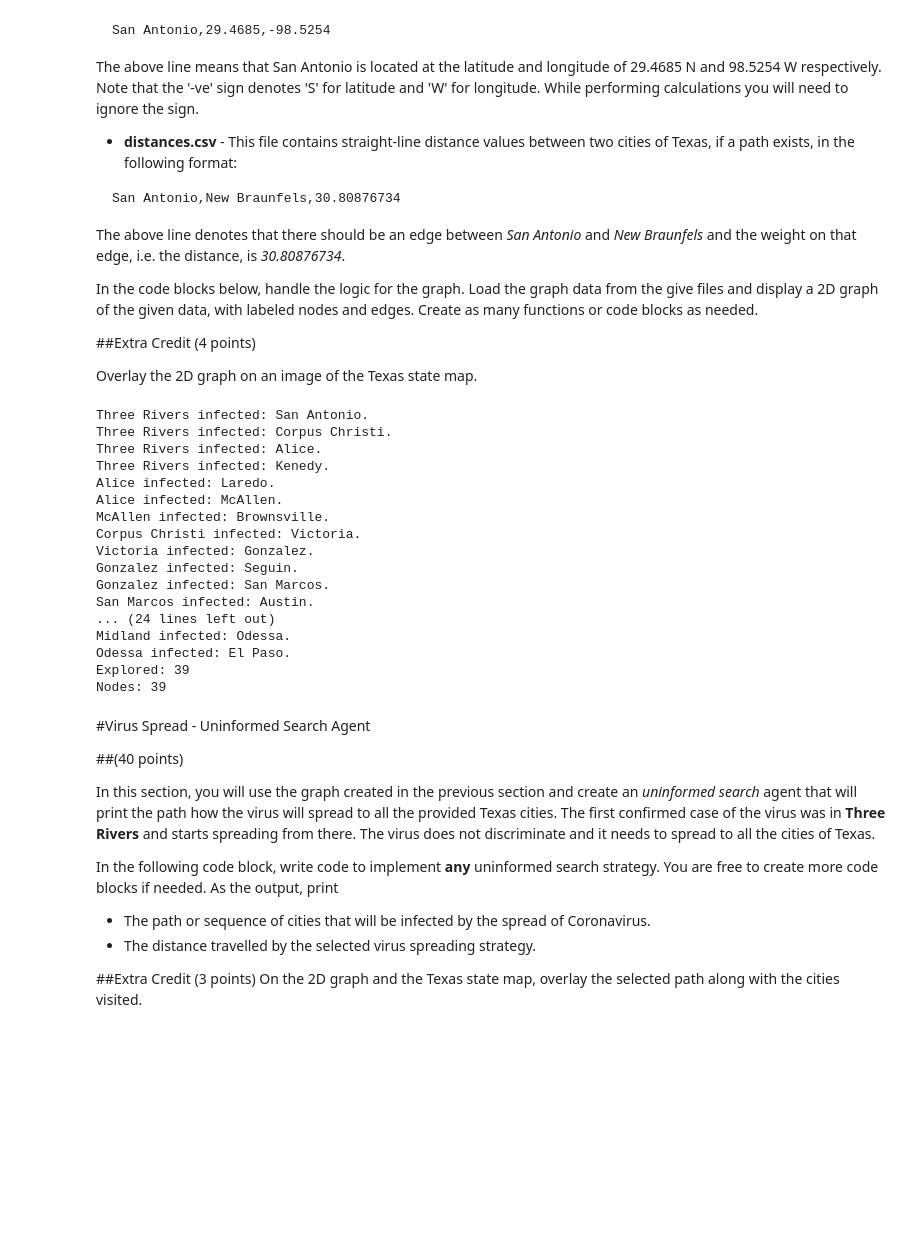
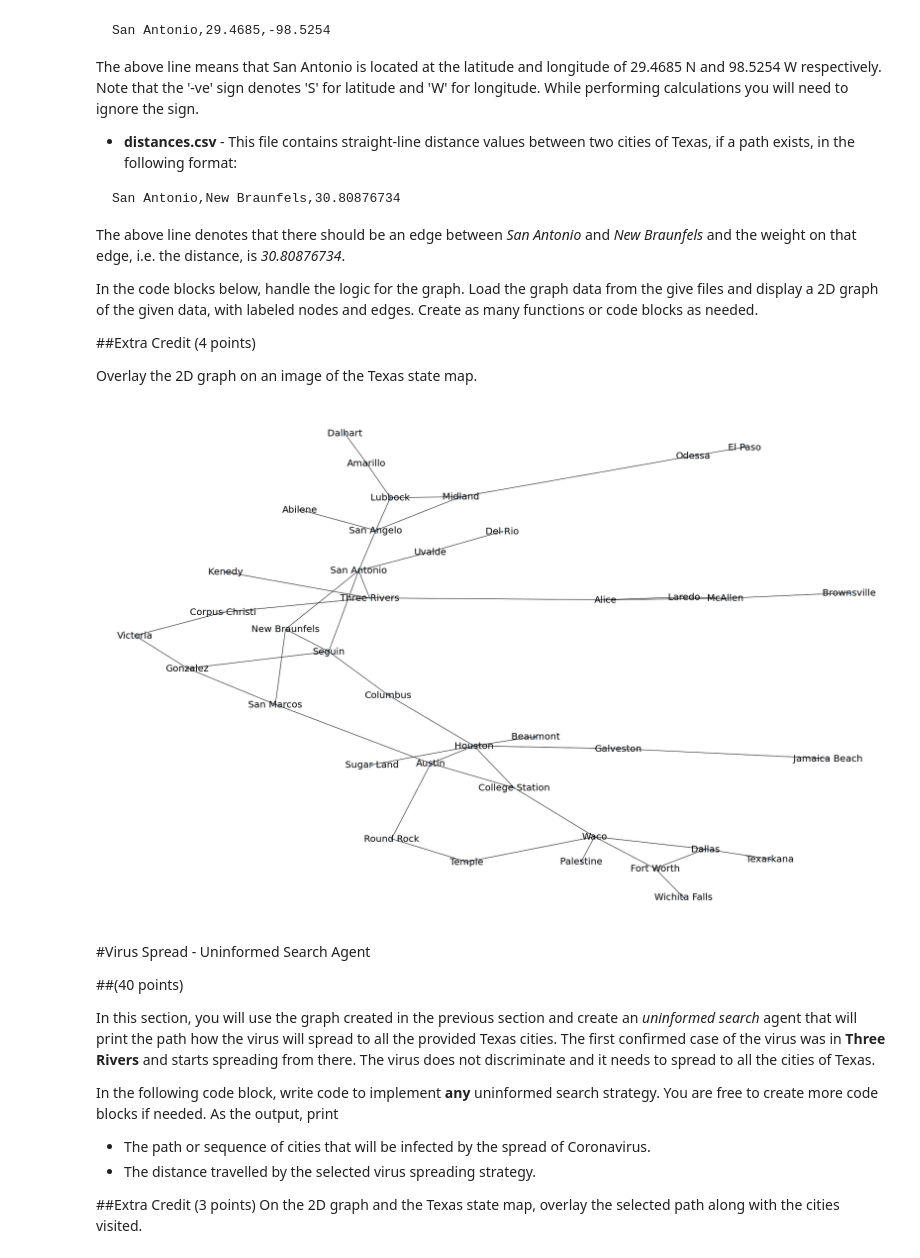
Before and after one commit to michaelchapa/ai_a1_coronaVirus_Texas_search, a Jupyter notebook: CS3793_5233_assignment1_dvo473.ipynb, the cells around one changed output. Saved outputs shown, nothing was run; the diff lists cells and outputs as text; code cells hidden in the pictures; blank space fills up the shorter version.

```diff
--- a/CS3793_5233_assignment1_dvo473.ipynb
+++ b/CS3793_5233_assignment1_dvo473.ipynb
@@ -62,47 +62,26 @@ import networkx as nx
 # Load data from Michael Chapa's github project
 distances = pd.read_csv('https://raw.githubusercontent.com/michaelchapa/ai_a1_coronaVirus_Texas_search/master/distances.csv', names = ["city1", "city2", "distance"])
 cities = pd.read_csv('https://raw.githubusercontent.com/michaelchapa/ai_a1_coronaVirus_Texas_search/master/cities.csv', names = ["city", "latitude", "longitude"])
-# %%
-# Display a 2D graph of the given data.
-coordinates = cities.iloc[:, 1:]
-
-graph = nx.Graph()
-for index, row in distances.iterrows():
-  graph.add_edge(row[0], row[1], weight = row[2])
-
-# Infect all nodes
-frontier = []
-frontier.append('Three Rivers')
-explored = set()
-while frontier:
-  hostCity = frontier.pop()
-  if hostCity not in explored:
-    citiesToInfect = [n for n in graph.neighbors(hostCity)]
-    for city in citiesToInfect:
-      if city not in explored and city not in frontier:
-        frontier.append(city)
-        print(hostCity, "infected:", city + ".")
-  explored.add(hostCity) # infected!
-print("Explored:", len(explored))
-print("Nodes:", len(graph))
-# %% [output]
-Three Rivers infected: San Antonio.
-Three Rivers infected: Corpus Christi.
-Three Rivers infected: Alice.
-Three Rivers infected: Kenedy.
-Alice infected: Laredo.
-Alice infected: McAllen.
-McAllen infected: Brownsville.
-Corpus Christi infected: Victoria.
-Victoria infected: Gonzalez.
-Gonzalez infected: Seguin.
-Gonzalez infected: San Marcos.
-San Marcos infected: Austin.
-... (24 lines left out)
-Midland infected: Odessa.
-Odessa infected: El Paso.
-Explored: 39
-Nodes: 39
+# %%
+# Display a 2D graph of the given data.
+coordinates = cities.iloc[:, 1:]
+
+graph = nx.Graph()
+for index, row in distances.iterrows():
+  graph.add_edge(row[0], row[1], weight = row[2])
+
+edges = [(u, v) for (u, v, d) in graph.edges(data = True)]
+
+fig = plt.figure(figsize = (30, 20))
+position = nx.spring_layout(graph)
+nx.draw_networkx_nodes(graph, position, node_size = 10)
+nx.draw_networkx_edges(graph, position, edgelist = edges)
+nx.draw_networkx_labels(graph, position, font_size = 20, font_family = 'sans-serif')
+
+plt.axis('off')
+plt.show()
+# %% [output]
+[figure, added]
 # %% [markdown]
 #Virus Spread - Uninformed Search Agent
 
```
Also changed, not shown: parts of 2 cells of this notebook.
